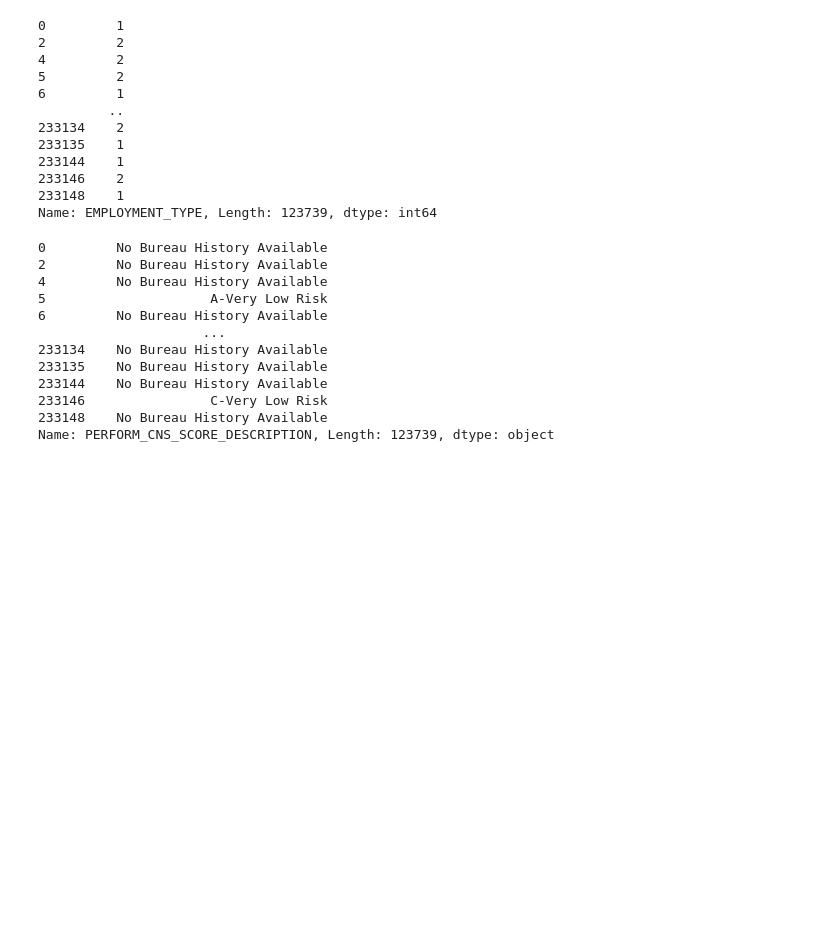
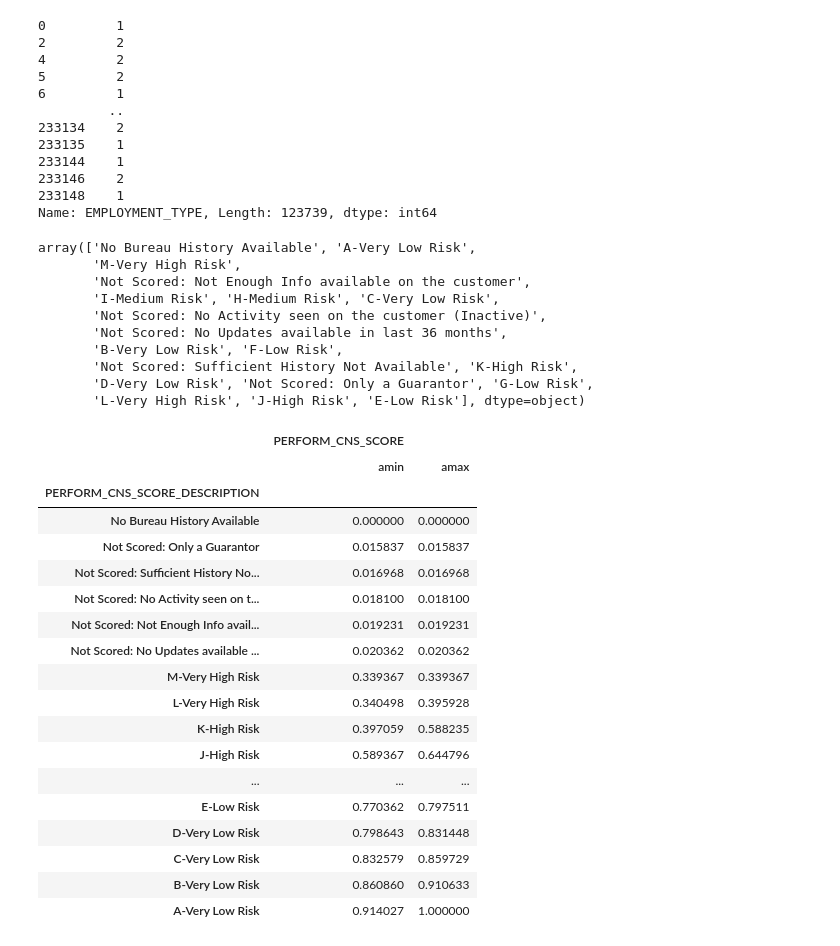
Before and after one commit to masete/L-T-Vehicle-loan-prediction, a Jupyter notebook: data_cleaning.ipynb, the cells around one changed output. Cells and saved outputs as stored; diff of their text form; code cells hidden in the pictures; blank space fills up the shorter version.

Commit message:
working on nominal data

```diff
--- a/data_cleaning.ipynb
+++ b/data_cleaning.ipynb
@@ -252,17 +252,38 @@ data['EMPLOYMENT_TYPE'].apply(encode_employment_type)
 233148    1
 Name: EMPLOYMENT_TYPE, Length: 123739, dtype: int64
 # %%
-data['PERFORM_CNS_SCORE_DESCRIPTION']
+data['PERFORM_CNS_SCORE_DESCRIPTION'].unique()
 # %% [output]
-0         No Bureau History Available
-2         No Bureau History Available
-4         No Bureau History Available
-5                     A-Very Low Risk
-6         No Bureau History Available
-                     ...
-233134    No Bureau History Available
-233135    No Bureau History Available
-233144    No Bureau History Available
-233146                C-Very Low Risk
-233148    No Bureau History Available
-Name: PERFORM_CNS_SCORE_DESCRIPTION, Length: 123739, dtype: object
+array(['No Bureau History Available', 'A-Very Low Risk',
+       'M-Very High Risk',
+       'Not Scored: Not Enough Info available on the customer',
+       'I-Medium Risk', 'H-Medium Risk', 'C-Very Low Risk',
+       'Not Scored: No Activity seen on the customer (Inactive)',
+       'Not Scored: No Updates available in last 36 months',
+       'B-Very Low Risk', 'F-Low Risk',
+       'Not Scored: Sufficient History Not Available', 'K-High Risk',
+       'D-Very Low Risk', 'Not Scored: Only a Guarantor', 'G-Low Risk',
+       'L-Very High Risk', 'J-High Risk', 'E-Low Risk'], dtype=object)
+# %%
+data.groupby('PERFORM_CNS_SCORE_DESCRIPTION').agg({'PERFORM_CNS_SCORE':[np.min, np.max]})\
+.sort_values(('PERFORM_CNS_SCORE', 'amin'))
+# %% [output]
+|  | PERFORM_CNS_SCORE |  |
+|  | amin | amax |
+| PERFORM_CNS_SCORE_DESCRIPTION |  |  |
+| No Bureau History Available | 0.000000 | 0.000000 |
+| Not Scored: Only a Guarantor | 0.015837 | 0.015837 |
+| Not Scored: Sufficient History No... | 0.016968 | 0.016968 |
+| Not Scored: No Activity seen on t... | 0.018100 | 0.018100 |
+| Not Scored: Not Enough Info avail... | 0.019231 | 0.019231 |
+| Not Scored: No Updates available ... | 0.020362 | 0.020362 |
+| M-Very High Risk | 0.339367 | 0.339367 |
+| L-Very High Risk | 0.340498 | 0.395928 |
+| K-High Risk | 0.397059 | 0.588235 |
+| J-High Risk | 0.589367 | 0.644796 |
+| ... | ... | ... |
+| E-Low Risk | 0.770362 | 0.797511 |
+| D-Very Low Risk | 0.798643 | 0.831448 |
+| C-Very Low Risk | 0.832579 | 0.859729 |
+| B-Very Low Risk | 0.860860 | 0.910633 |
+| A-Very Low Risk | 0.914027 | 1.000000 |
```
Also changed, not shown: parts of 1 cell of this notebook.
